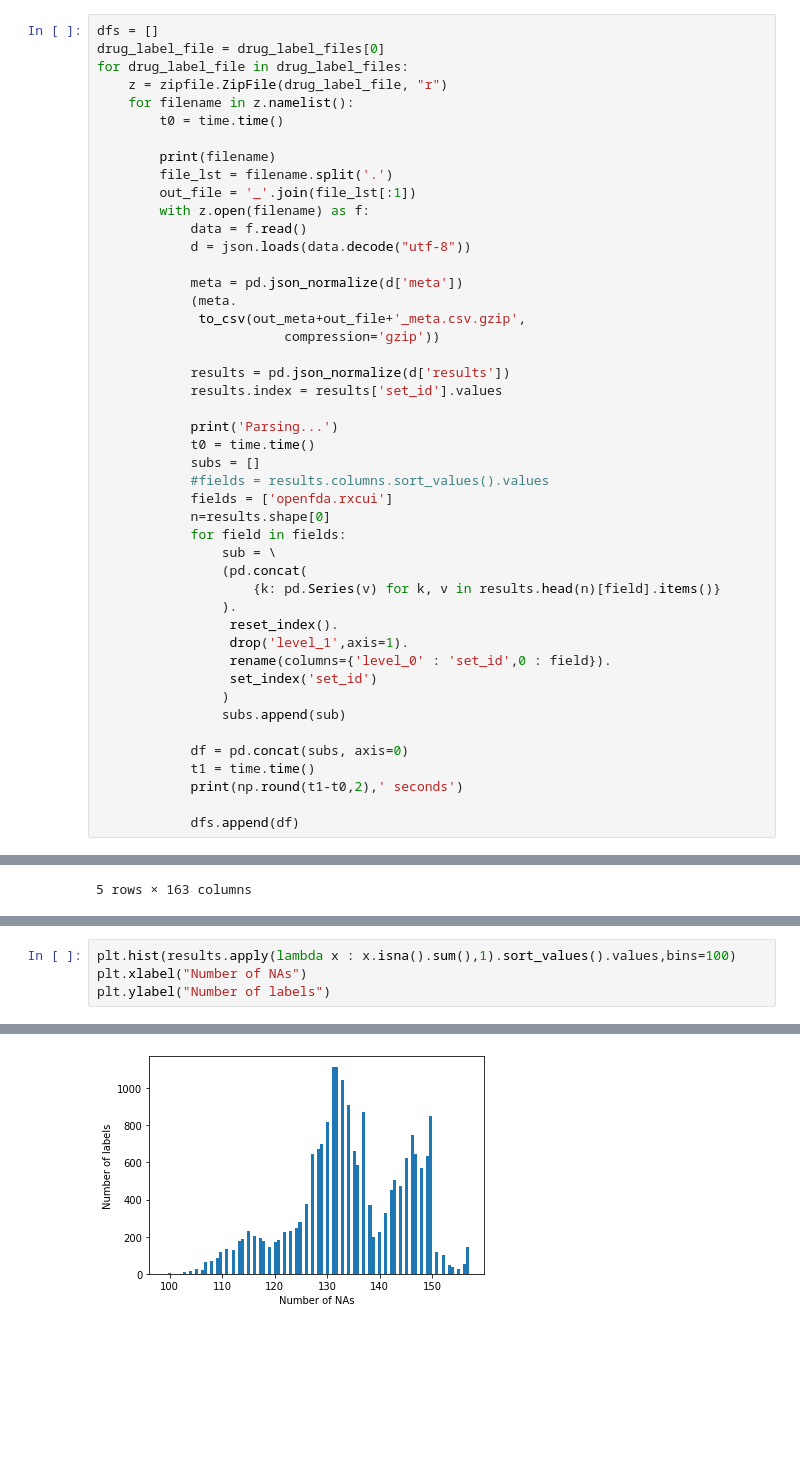
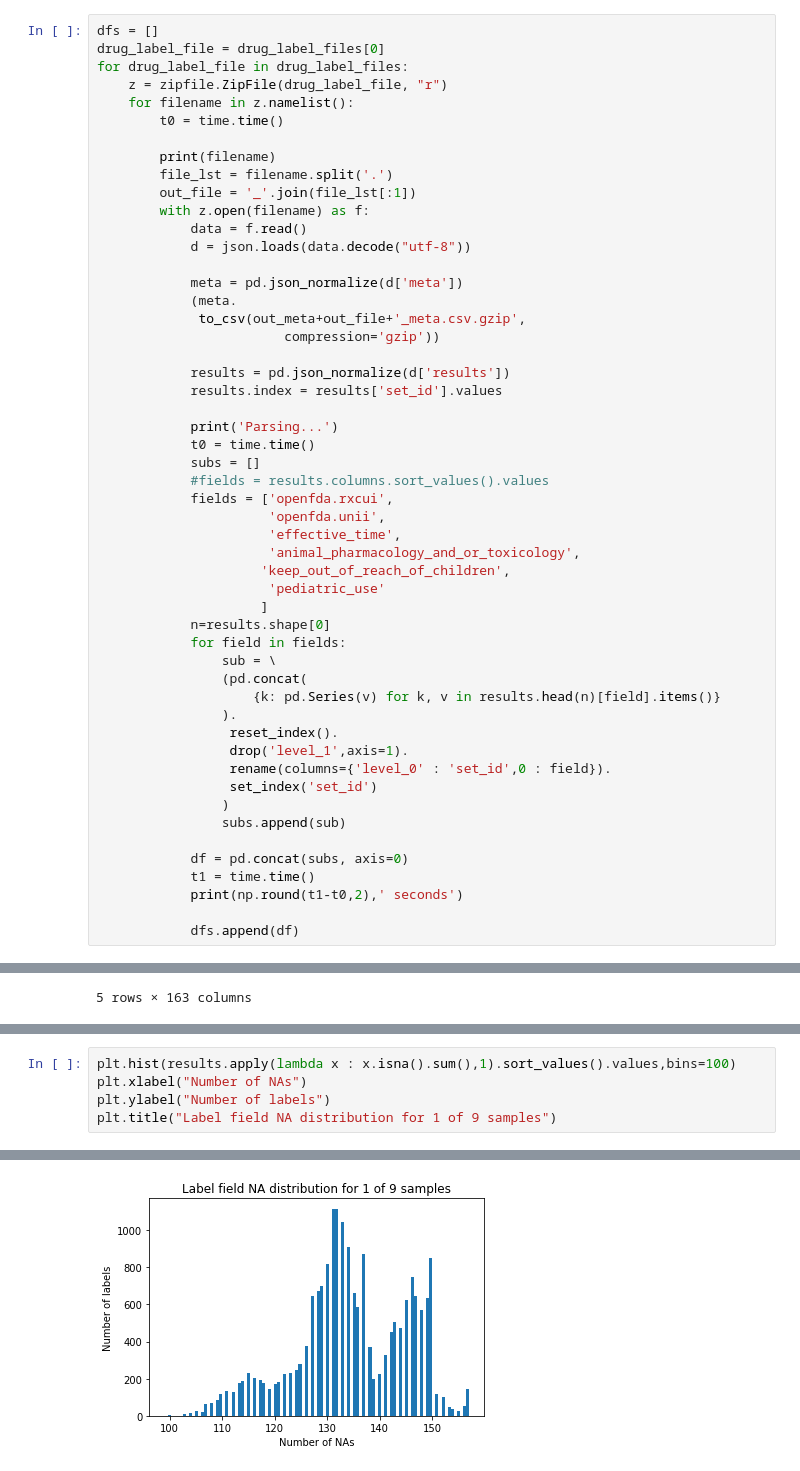
Before and after one commit to ngiangre/openFDA_drug_label_parsing, a Jupyter notebook: ntbks/python/Parsing.ipynb, the cells around one changed output, grey strips where cells are left out. Saved outputs shown, nothing was run; the diff lists cells and outputs as text; blank space fills up the shorter version.

```diff
--- a/ntbks/python/Parsing.ipynb
+++ b/ntbks/python/Parsing.ipynb
@@ -67,7 +67,13 @@ for drug_label_file in drug_label_files:
             t0 = time.time()
             subs = []
             #fields = results.columns.sort_values().values
-            fields = ['openfda.rxcui']
+            fields = ['openfda.rxcui',
+                      'openfda.unii',
+                      'effective_time',
+                      'animal_pharmacology_and_or_toxicology',
+                     'keep_out_of_reach_of_children',
+                      'pediatric_use'
+                     ]
             n=results.shape[0]
             for field in fields:
                 sub = \
@@ -144,4 +175,5 @@ array(['abuse', 'accessories', 'active_ingredient',
 plt.hist(results.apply(lambda x : x.isna().sum(),1).sort_values().values,bins=100)
 plt.xlabel("Number of NAs")
 plt.ylabel("Number of labels")
+plt.title("Label field NA distribution for 1 of 9 samples")
 # %% [output]
@@ -149,3 +181,3 @@ Text(0, 0.5, 'Number of labels')
-[figure, old version]
+[figure, new version]
 # %%
 plt.hist(results.apply(lambda x : x.isna().sum(),0).sort_values().values,bins=100)
```
Also changed, not shown: parts of 10 cells of this notebook, 10 other files.
